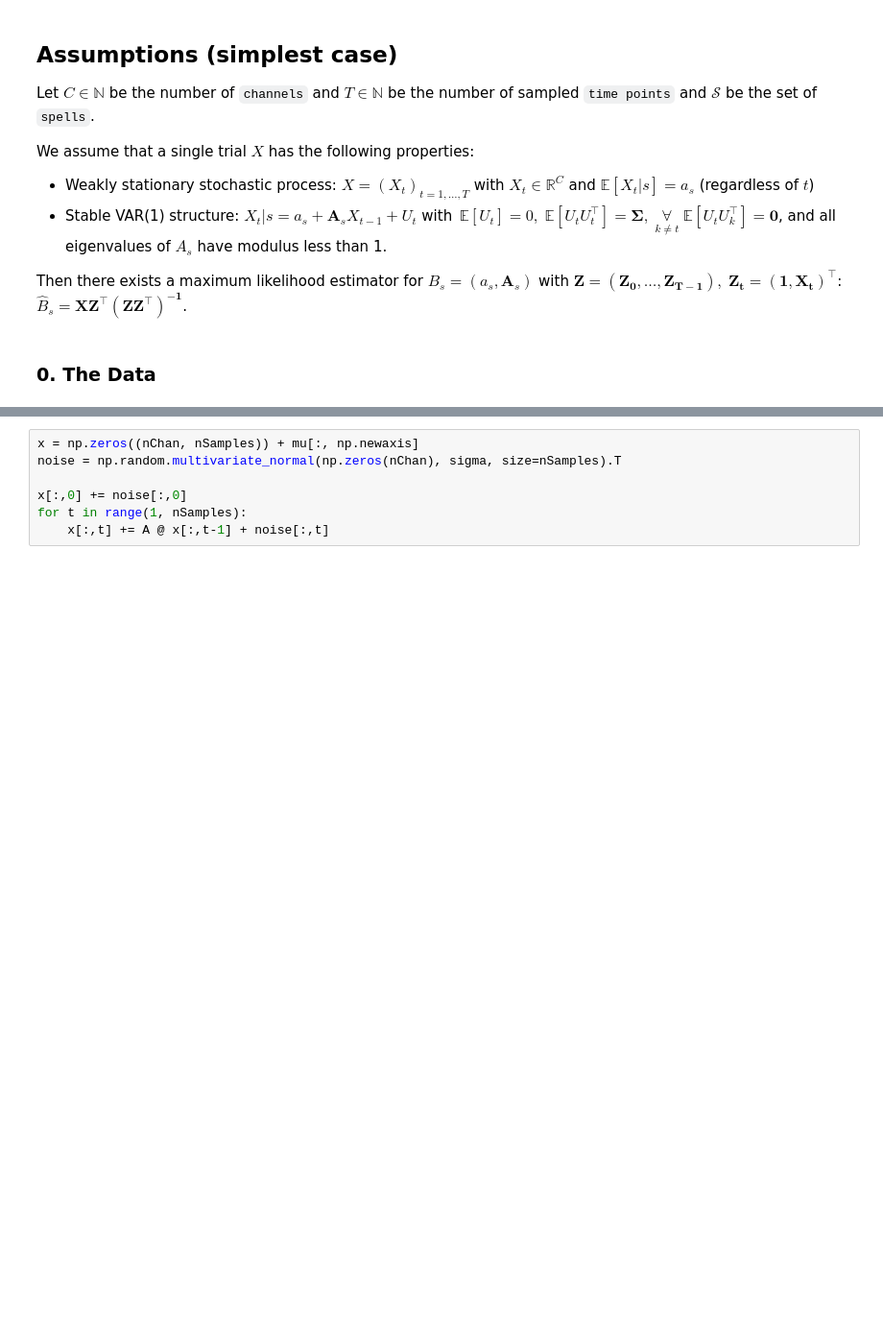
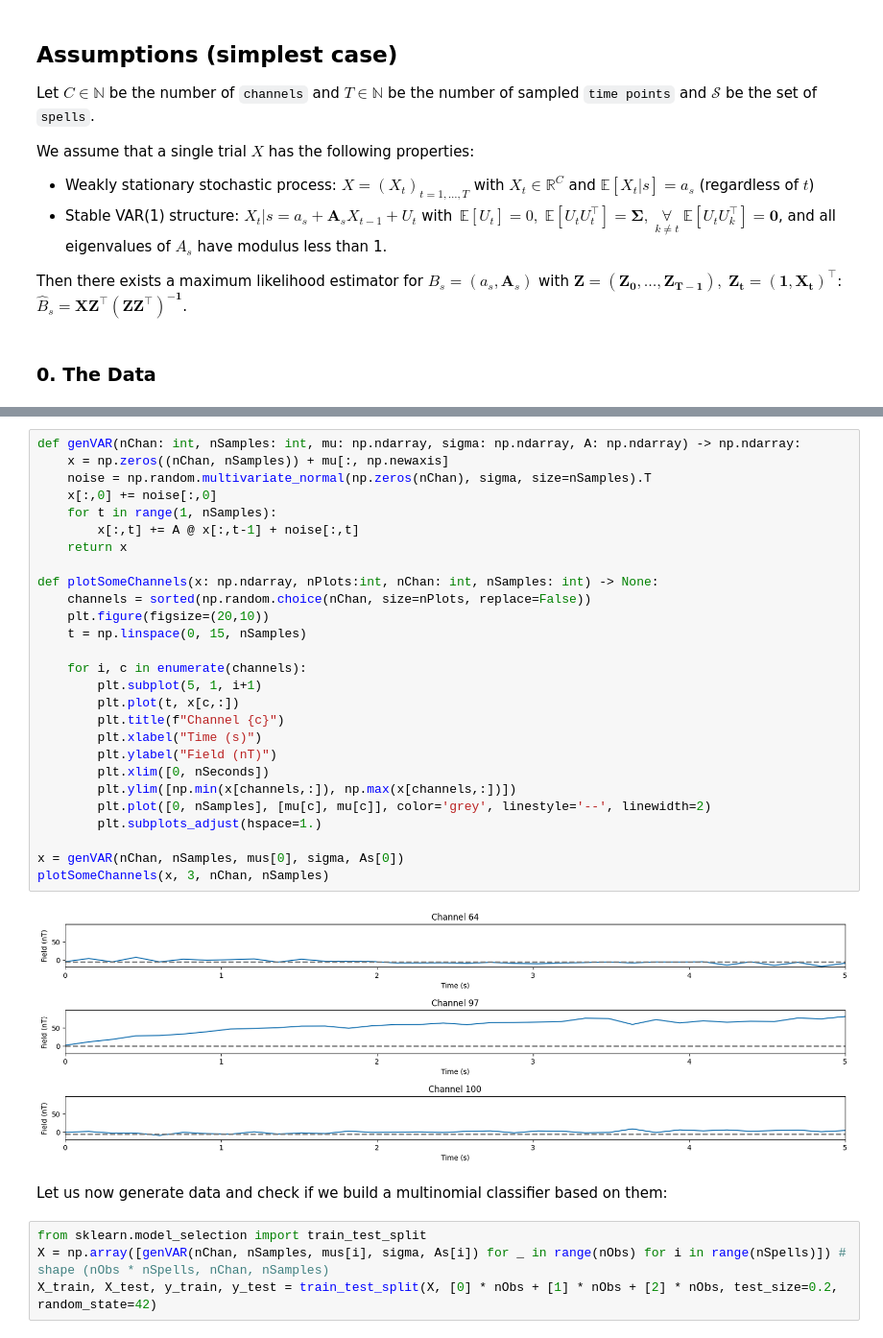
Before and after one commit to adkipnis/compositional-inference-experiment, a Jupyter notebook: simulation-test/spell-decoder.ipynb, the cells around one changed output, grey strips where cells are left out. Shown: that part at 96% size. Drawn from its saved outputs; the diff is of its cells as text; blank space fills up the shorter version.

```diff
--- a/simulation-test/spell-decoder.ipynb
+++ b/simulation-test/spell-decoder.ipynb
@@ -49,7 +51,35 @@ plotMat(A, "Coefficient Matrix A")
-# %%
-x = np.zeros((nChan, nSamples)) + mu[:, np.newaxis]
-noise = np.random.multivariate_normal(np.zeros(nChan), sigma, size=nSamples).T
-
-x[:,0] += noise[:,0]
-for t in range(1, nSamples):
-    x[:,t] += A @ x[:,t-1] + noise[:,t]
+# %%
+def genVAR(nChan: int, nSamples: int, mu: np.ndarray, sigma: np.ndarray, A: np.ndarray) -> np.ndarray:
+    x = np.zeros((nChan, nSamples)) + mu[:, np.newaxis]
+    noise = np.random.multivariate_normal(np.zeros(nChan), sigma, size=nSamples).T
+    x[:,0] += noise[:,0]
+    for t in range(1, nSamples):
+        x[:,t] += A @ x[:,t-1] + noise[:,t]
+    return x
+
+def plotSomeChannels(x: np.ndarray, nPlots:int, nChan: int, nSamples: int) -> None:
+    channels = sorted(np.random.choice(nChan, size=nPlots, replace=False))
+    plt.figure(figsize=(20,10))
+    t = np.linspace(0, 15, nSamples)
+
+    for i, c in enumerate(channels):
+        plt.subplot(5, 1, i+1)
+        plt.plot(t, x[c,:])
+        plt.title(f"Channel {c}")
+        plt.xlabel("Time (s)")
+        plt.ylabel("Field (nT)")
+        plt.xlim([0, nSeconds])
+        plt.ylim([np.min(x[channels,:]), np.max(x[channels,:])])
+        plt.plot([0, nSamples], [mu[c], mu[c]], color='grey', linestyle='--', linewidth=2)
+        plt.subplots_adjust(hspace=1.)
+
+x = genVAR(nChan, nSamples, mus[0], sigma, As[0])
+plotSomeChannels(x, 3, nChan, nSamples)
+# %% [output]
+[figure, added]
+# %% [markdown]
+Let us now generate data and check if we build a multinomial classifier based on them:
+# %%
+from sklearn.model_selection import train_test_split
+X = np.array([genVAR(nChan, nSamples, mus[i], sigma, As[i]) for _ in range(nObs) for i in range(nSpells)]) # shape (nObs * nSpells, nChan, nSamples)
+X_train, X_test, y_train, y_test = train_test_split(X, [0] * nObs + [1] * nObs + [2] * nObs, test_size=0.2, random_state=42)
```
Also changed, not shown: parts of 5 cells of this notebook.
